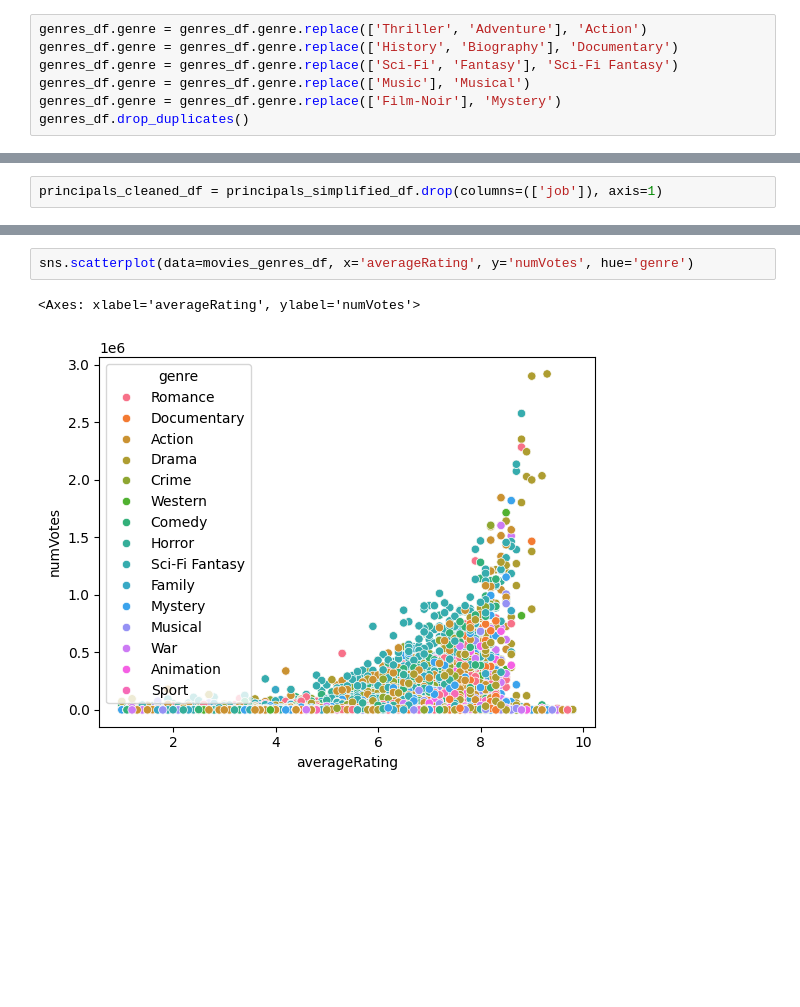
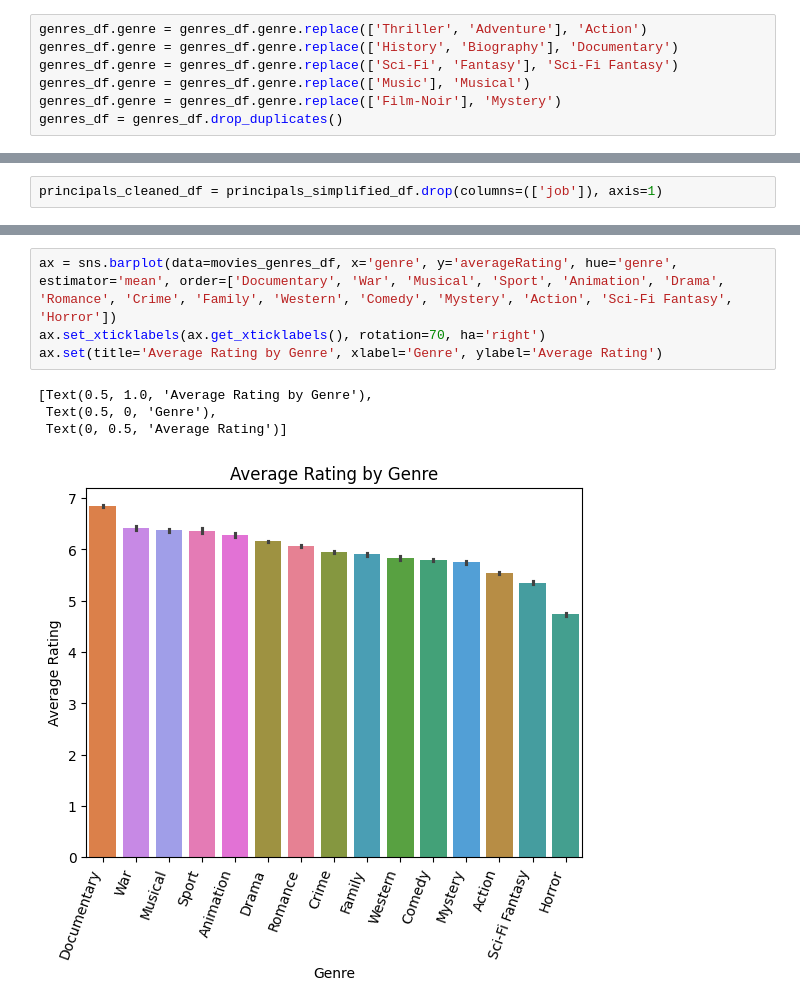
Before and after one commit to emily-dee/IMDB_data_analytics_project, a Jupyter notebook: Insight into Movies for the Hollywood Big Wigs.ipynb, the cells around one changed output, grey strips where cells are left out. Cells and saved outputs as stored; diff of their text form; blank space fills up the shorter version.

```diff
--- a/Insight into Movies for the Hollywood Big Wigs.ipynb
+++ b/Insight into Movies for the Hollywood Big Wigs.ipynb
@@ -195,4 +175,4 @@ genres_df.genre = genres_df.genre.replace(['History', 'Biography'], 'Documentary
 genres_df.genre = genres_df.genre.replace(['Sci-Fi', 'Fantasy'], 'Sci-Fi Fantasy')
 genres_df.genre = genres_df.genre.replace(['Music'], 'Musical')
 genres_df.genre = genres_df.genre.replace(['Film-Noir'], 'Mystery')
-genres_df.drop_duplicates()
+genres_df = genres_df.drop_duplicates()
@@ -374,5 +257,9 @@ movies_genres_df.groupby('genre')[['numVotes', 'averageRating']].mean().sort_val
 # %%
-sns.scatterplot(data=movies_genres_df, x='averageRating', y='numVotes', hue='genre')
+ax = sns.barplot(data=movies_genres_df, x='genre', y='averageRating', hue='genre', estimator='mean', order=['Documentary', 'War', 'Musical', 'Sport', 'Animation', 'Drama', 'Romance', 'Crime', 'Family', 'Western', 'Comedy', 'Mystery', 'Action', 'Sci-Fi Fantasy', 'Horror'])
+ax.set_xticklabels(ax.get_xticklabels(), rotation=70, ha='right')
+ax.set(title='Average Rating by Genre', xlabel='Genre', ylabel='Average Rating')
 # %% [output]
-<Axes: xlabel='averageRating', ylabel='numVotes'>
+[Text(0.5, 1.0, 'Average Rating by Genre'),
+ Text(0.5, 0, 'Genre'),
+ Text(0, 0.5, 'Average Rating')]
-[figure, old version]
+[figure, new version]
```
Also changed, not shown: parts of 29 cells of this notebook.
